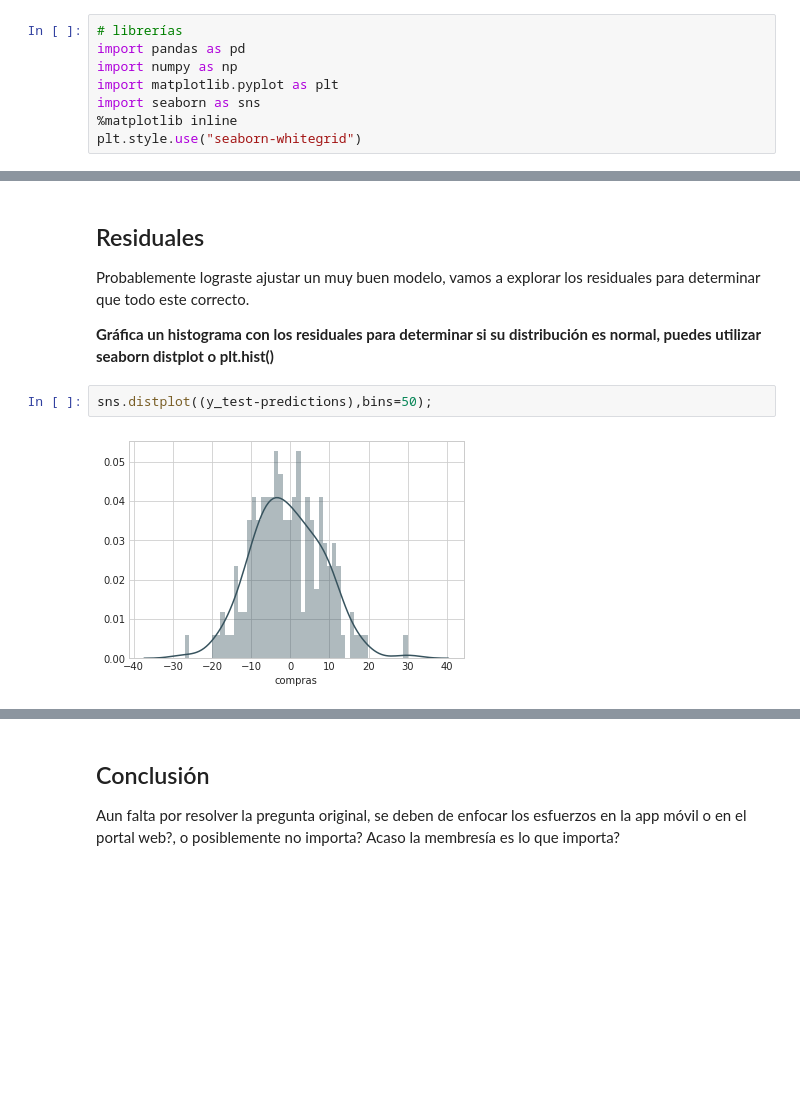
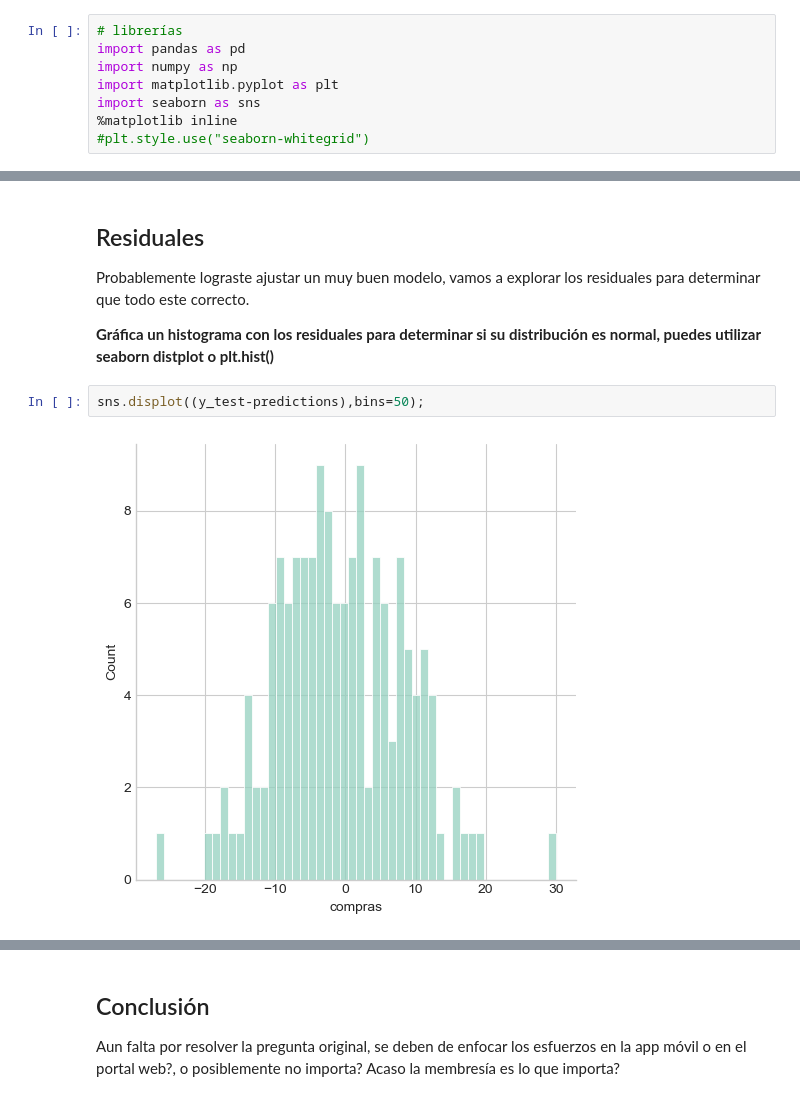
Before and after one commit to jorgemauricio/python_statistics, a Jupyter notebook: Regresion_Lineal_Comercio_Electronico.ipynb, the cells around one changed output, grey strips where cells are left out. Cells and saved outputs as stored; diff of their text form; blank space fills up the shorter version.

```diff
--- a/Regresion_Lineal_Comercio_Electronico.ipynb
+++ b/Regresion_Lineal_Comercio_Electronico.ipynb
@@ -27,7 +27,7 @@ import numpy as np
 import matplotlib.pyplot as plt
 import seaborn as sns
 %matplotlib inline
-plt.style.use("seaborn-whitegrid")
+#plt.style.use("seaborn-whitegrid")
 # %%
 # leer csv
 df = pd.read_csv("data/db_comercio.csv")
@@ -191,9 +193,9 @@ Probablemente lograste ajustar un muy buen modelo, vamos a explorar los residual
 
 **Gráfica un histograma con los residuales para determinar si su distribución es normal, puedes utilizar seaborn distplot o plt.hist()**
 # %%
-sns.distplot((y_test-predictions),bins=50);
+sns.displot((y_test-predictions),bins=50);
 # %% [output]
-[figure, old version]
+[figure, new version]
 # %%
 plt.hist((y_test-predictions),bins=50)
 plt.show()
```
Also changed, not shown: parts of 12 cells of this notebook, 15 other files.
